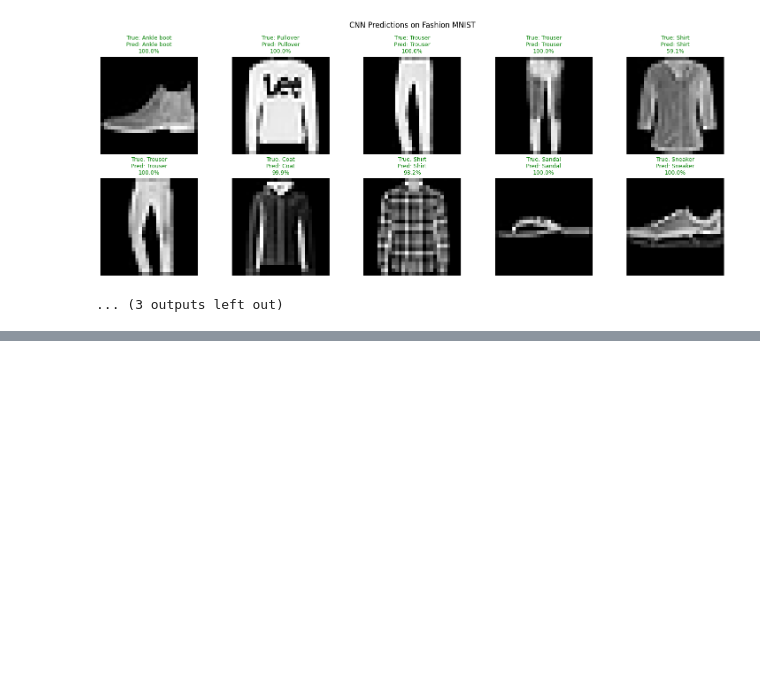
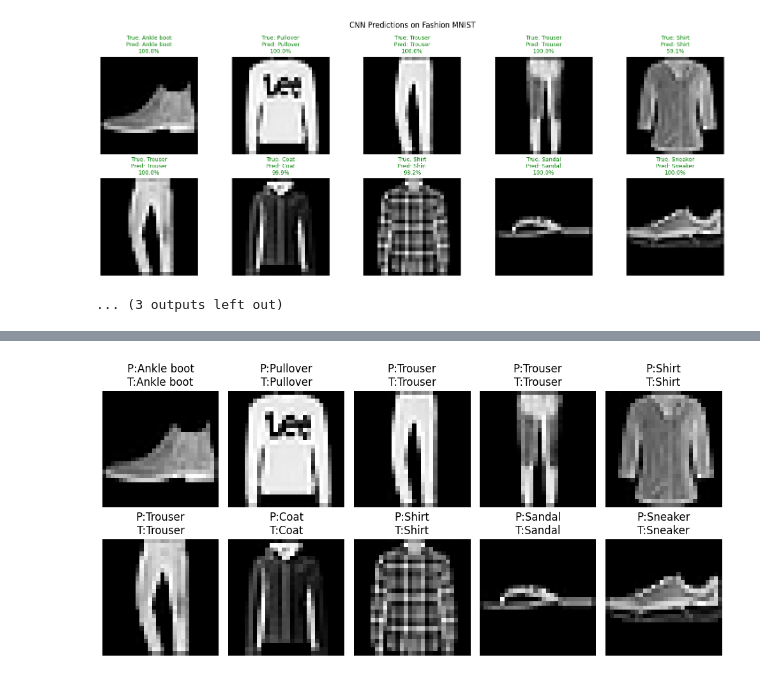
Before and after one commit to KeerthanaSistla/Sem6DeepLearning, a Jupyter notebook: DeepLearningSem6.ipynb, the cells around one changed output, grey strips where cells are left out. Cells and saved outputs as stored; diff of their text form; code cells hidden in the pictures; blank space fills up the shorter version.

```diff
--- a/DeepLearningSem6.ipynb
+++ b/DeepLearningSem6.ipynb
@@ -2508,0 +2586,72 @@ TESTING WITH SAMPLE IMAGES
+# %%
+import keras
+from keras.models import Sequential
+from keras.layers import Conv2D, AveragePooling2D, Flatten, Dense
+from keras.datasets import fashion_mnist
+import numpy as np
+import matplotlib.pyplot as plt
+
+# 1. LOAD FASHION MNIST
+(x_train, y_train), (x_test, y_test) = fashion_mnist.load_data()
+
+# 2. PREPROCESS
+x_train = x_train / 255.0
+x_test = x_test / 255.0
+
+x_train = x_train.reshape(-1, 28, 28, 1)
+x_test = x_test.reshape(-1, 28, 28, 1)
+
+y_train = keras.utils.to_categorical(y_train, 10)
+y_test = keras.utils.to_categorical(y_test, 10)
+
+# 3. LENET-5 MODEL
+model = Sequential([
+    Conv2D(6, (5, 5), activation='tanh', input_shape=(28, 28, 1)),
+    AveragePooling2D((2, 2)),
+    Conv2D(16, (5, 5), activation='tanh'),
+    AveragePooling2D((2, 2)),
+    Flatten(),
+    Dense(120, activation='tanh'),
+    Dense(84, activation='tanh'),
+    Dense(10, activation='softmax')
+])
+
+model.compile(
+    optimizer='adam',
+    loss='categorical_crossentropy',
+    metrics=['accuracy']
+)
+
+# 4. TRAIN
+model.fit(
+    x_train, y_train,
+    epochs=10,
+    batch_size=128,
+    validation_split=0.1
+)
+
+# 5. EVALUATE
+loss, acc = model.evaluate(x_test, y_test)
+print("Test Accuracy:", acc)
+
+# 6. VISUALIZE PREDICTIONS
+class_names = [
+    "T-shirt/top", "Trouser", "Pullover", "Dress", "Coat",
+    "Sandal", "Shirt", "Sneaker", "Bag", "Ankle boot"
+]
+
+plt.figure(figsize=(10, 5))
+
+for i in range(10):
+    plt.subplot(2, 5, i+1)
+    plt.imshow(x_test[i].reshape(28, 28), cmap='gray')
+
+    pred = np.argmax(model.predict(x_test[i].reshape(1, 28, 28, 1)))
+    true = np.argmax(y_test[i])
+
+    plt.title(f"P:{class_names[pred]}\nT:{class_names[true]}")
+    plt.axis('off')
+
+plt.tight_layout()
+plt.show()
+# %% [output]
@@ -2508,0 +2675 @@ TESTING WITH SAMPLE IMAGES
+[figure, added]
```
Also changed, not shown: parts of 18 cells of this notebook.
